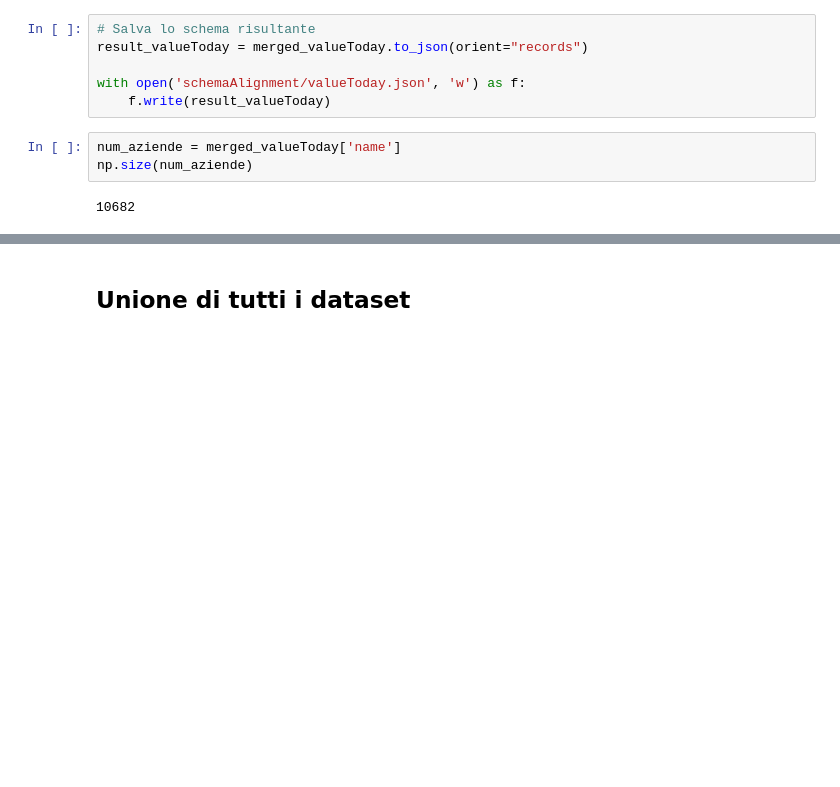
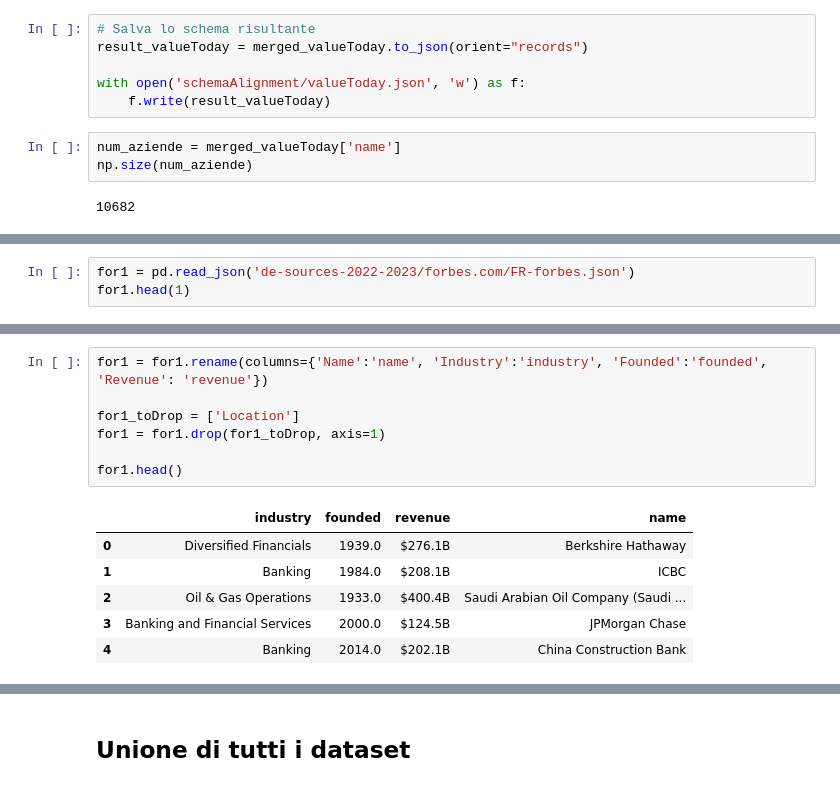
Before and after one commit to Elisabetta99/IDD_HW8, a Jupyter notebook: schemaAlignment.ipynb, the cells around one changed output, grey strips where cells are left out. Saved outputs shown, nothing was run; the diff lists cells and outputs as text; blank space fills up the shorter version.

```diff
--- a/schemaAlignment.ipynb
+++ b/schemaAlignment.ipynb
@@ -267,0 +292,3 @@ np.size(num_aziende)
+# %%
+for1 = pd.read_json('de-sources-2022-2023/forbes.com/FR-forbes.json')
+for1.head(1)
@@ -267,0 +316,14 @@ np.size(num_aziende)
+# %%
+for1 = for1.rename(columns={'Name':'name', 'Industry':'industry', 'Founded':'founded', 'Revenue': 'revenue'})
+
+for1_toDrop = ['Location']
+for1 = for1.drop(for1_toDrop, axis=1)
+
+for1.head()
+# %% [output]
+|  | industry | founded | revenue | name |
+| 0 | Diversified Financials | 1939.0 | $276.1B | Berkshire Hathaway |
+| 1 | Banking | 1984.0 | $208.1B | ICBC |
+| 2 | Oil & Gas Operations | 1933.0 | $400.4B | Saudi Arabian Oil Company (Saudi ... |
+| 3 | Banking and Financial Services | 2000.0 | $124.5B | JPMorgan Chase |
+| 4 | Banking | 2014.0 | $202.1B | China Construction Bank |
```
Also changed, not shown: parts of 13 cells of this notebook, 4 other files.
